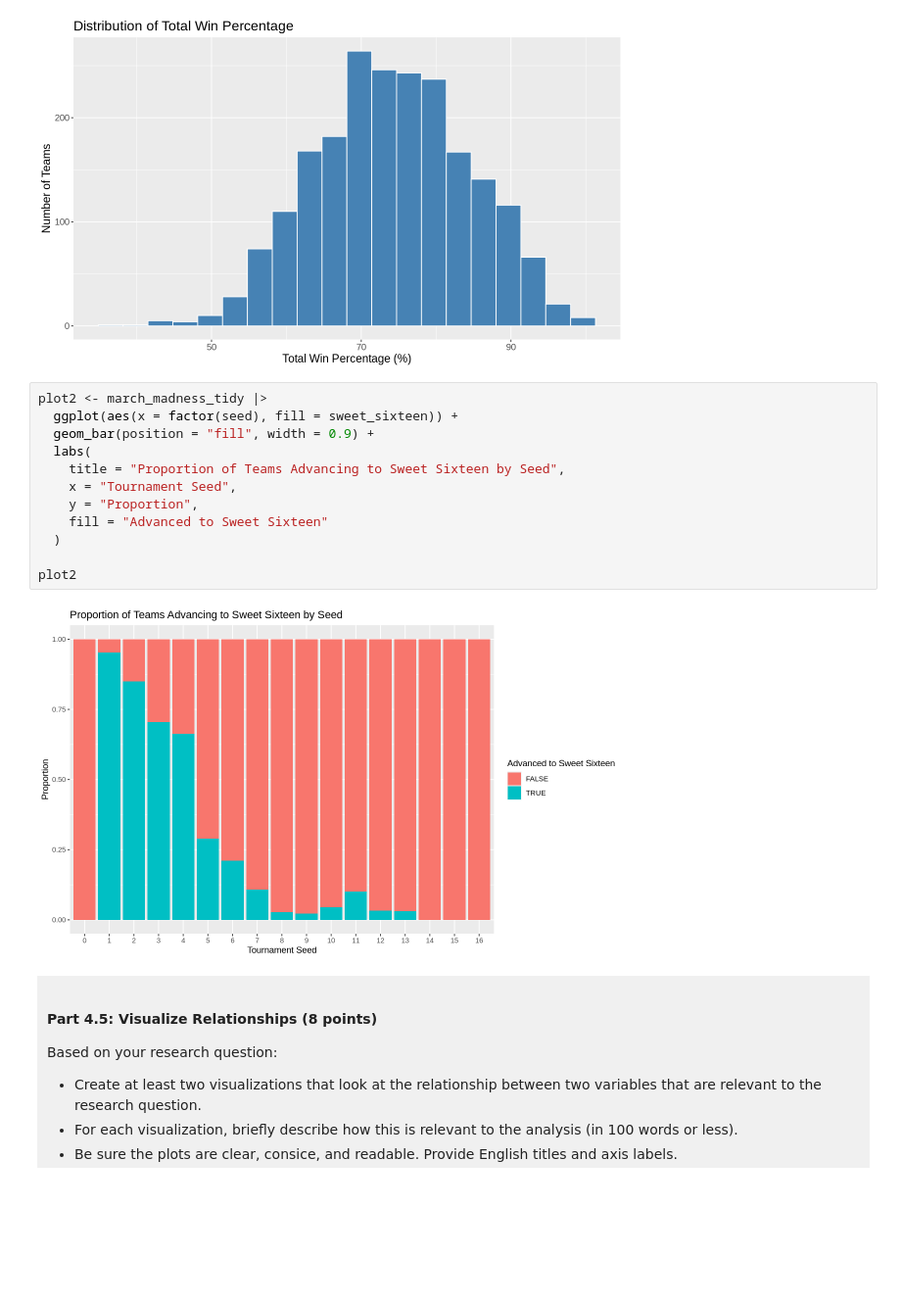
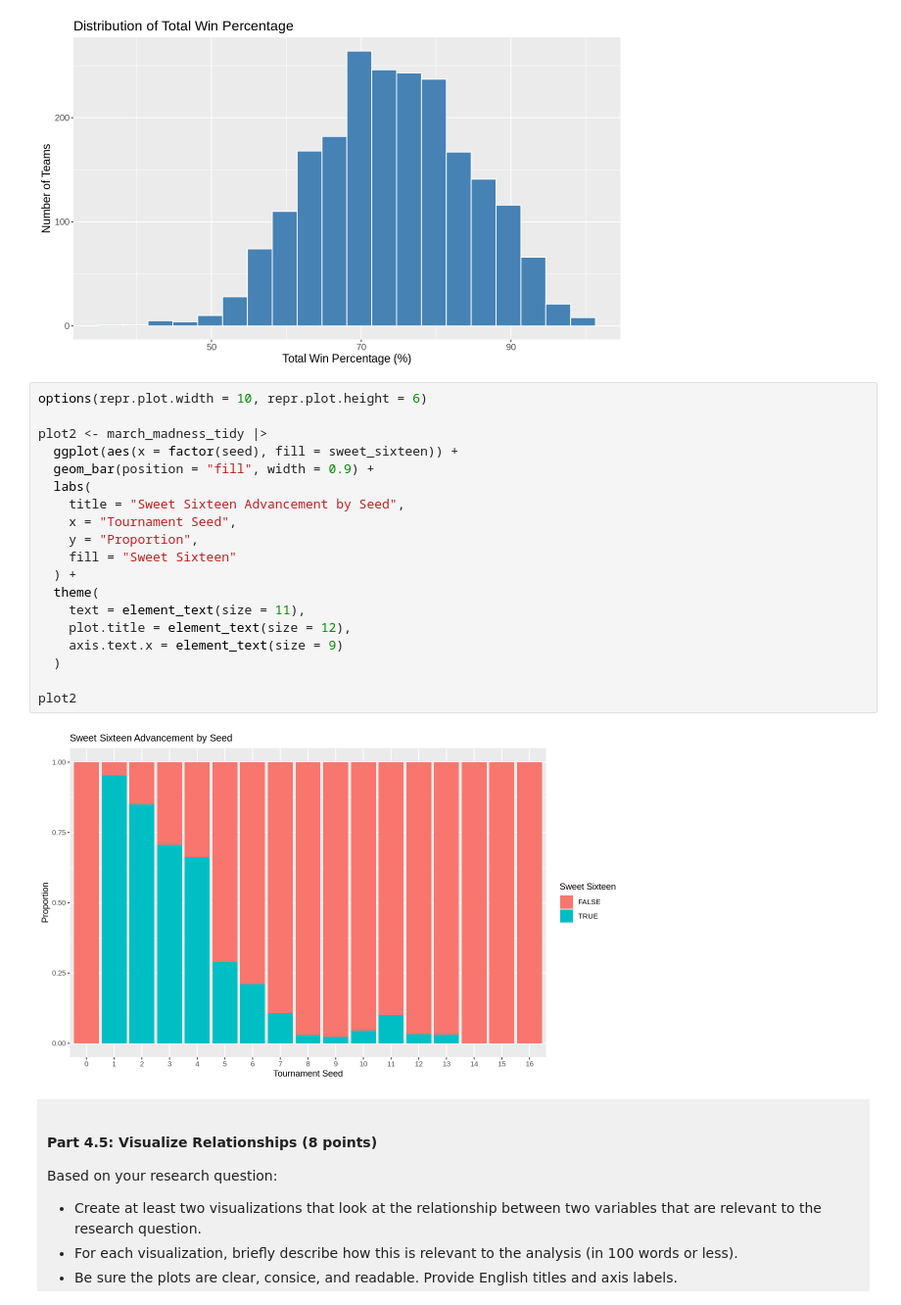
Before and after one commit to remyrxli/dsci-100-project-remy-li, a Jupyter notebook: dsci-100-project-notebook.ipynb, the cells around one changed output. Shown at 98% size. Cells and saved outputs as stored; diff of their text form; blank space fills up the shorter version.

Commit message:
edited graphs again

```diff
--- a/dsci-100-project-notebook.ipynb
+++ b/dsci-100-project-notebook.ipynb
@@ -362,19 +362,26 @@ plot1
 # %% [output]
 [figure]
 # %%
+options(repr.plot.width = 10, repr.plot.height = 6)
+
 plot2 <- march_madness_tidy |>
   ggplot(aes(x = factor(seed), fill = sweet_sixteen)) +
   geom_bar(position = "fill", width = 0.9) +
   labs(
-    title = "Proportion of Teams Advancing to Sweet Sixteen by Seed",
+    title = "Sweet Sixteen Advancement by Seed",
     x = "Tournament Seed",
     y = "Proportion",
-    fill = "Advanced to Sweet Sixteen"
+    fill = "Sweet Sixteen"
+  ) +
+  theme(
+    text = element_text(size = 11),
+    plot.title = element_text(size = 12),
+    axis.text.x = element_text(size = 9)
   )
 
 plot2
 # %% [output]
-[figure, old version]
+[figure, new version]
 # %% [markdown]
 <div style="background-color: #f0f0f0; padding: 10px;">
 
```
